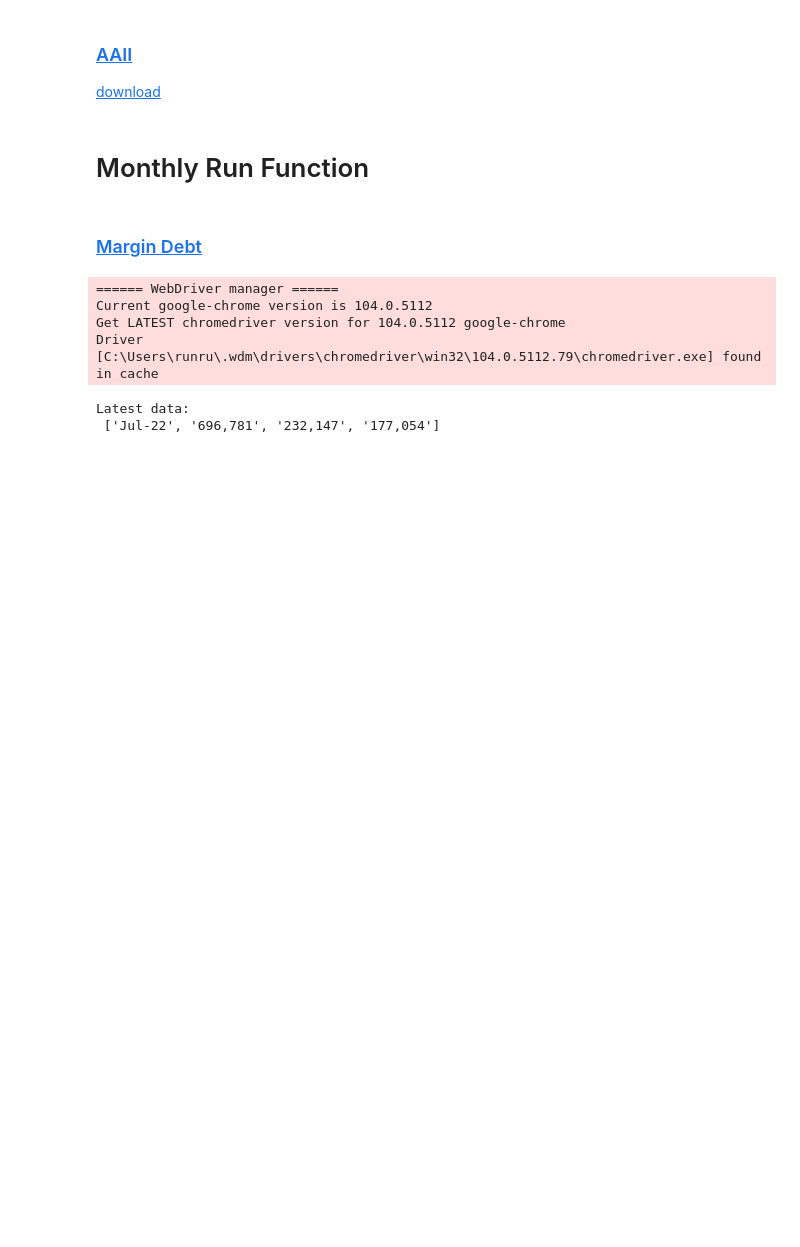
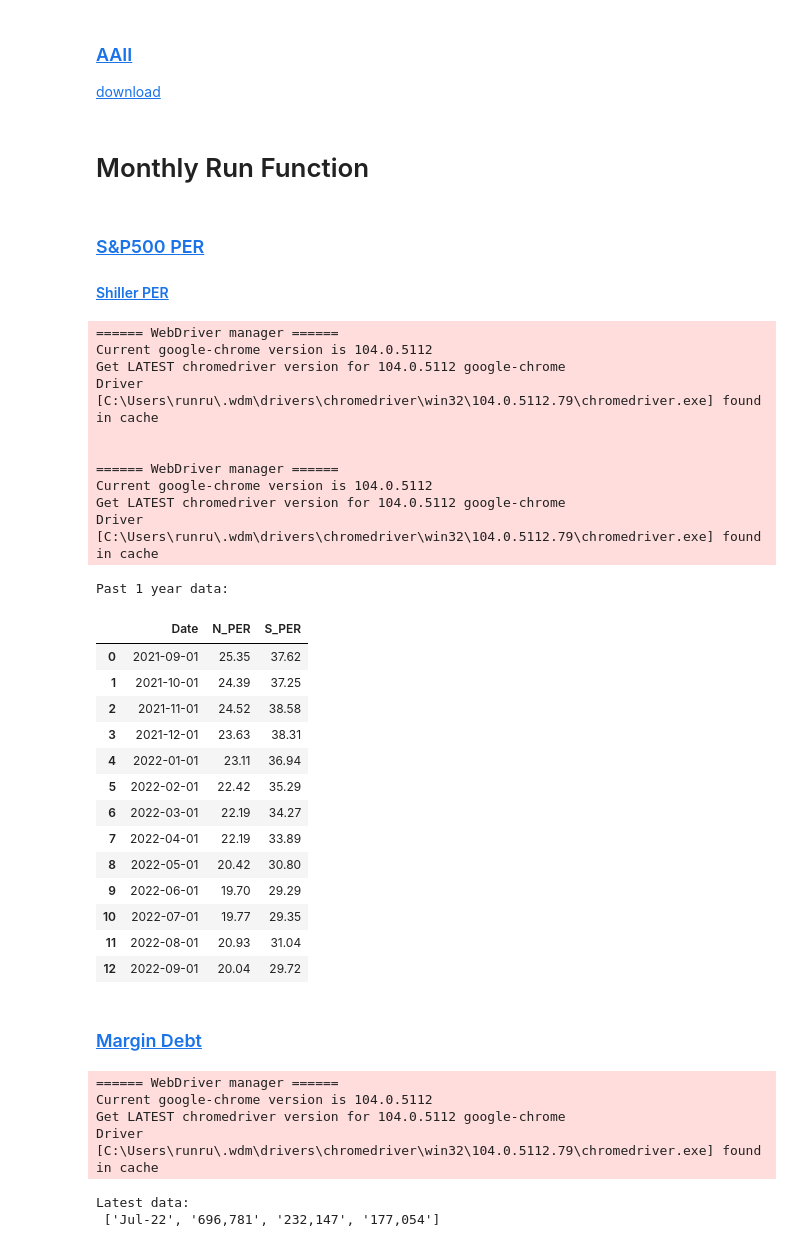
Before and after one commit to RanArino/Data_Analysis_Python, a Jupyter notebook: Finance/Analysis.ipynb, the cells around one changed output. Saved outputs shown, nothing was run; the diff lists cells and outputs as text; code cells hidden in the pictures; blank space fills up the shorter version.

```diff
--- a/Finance/Analysis.ipynb
+++ b/Finance/Analysis.ipynb
@@ -170,5 +185,39 @@ FF.GET_AAII(load_sheet_delete=True)
 # %% [markdown]
 # Monthly Run Function
+# %% [markdown]
+### [S&P500 PER](https://www.multpl.com/s-p-500-pe-ratio/table/by-month)
+
+#### [Shiller PER](https://www.multpl.com/shiller-pe/table/by-month)
+# %%
+# S&P500 PER & Shiller PER
+# Run this function 1st day of every month
+FF.get_sp500_per()
+# %% [output]
+====== WebDriver manager ======
+Current google-chrome version is 104.0.5112
+Get LATEST chromedriver version for 104.0.5112 google-chrome
+Driver [C:\Users\runru\.wdm\drivers\chromedriver\win32\104.0.5112.79\chromedriver.exe] found in cache
+
+
+====== WebDriver manager ======
+Current google-chrome version is 104.0.5112
+Get LATEST chromedriver version for 104.0.5112 google-chrome
+Driver [C:\Users\runru\.wdm\drivers\chromedriver\win32\104.0.5112.79\chromedriver.exe] found in cache
+Past 1 year data:
+|  | Date | N_PER | S_PER |
+| 0 | 2021-09-01 | 25.35 | 37.62 |
+| 1 | 2021-10-01 | 24.39 | 37.25 |
+| 2 | 2021-11-01 | 24.52 | 38.58 |
+| 3 | 2021-12-01 | 23.63 | 38.31 |
+| 4 | 2022-01-01 | 23.11 | 36.94 |
+| 5 | 2022-02-01 | 22.42 | 35.29 |
+| 6 | 2022-03-01 | 22.19 | 34.27 |
+| 7 | 2022-04-01 | 22.19 | 33.89 |
+| 8 | 2022-05-01 | 20.42 | 30.80 |
+| 9 | 2022-06-01 | 19.70 | 29.29 |
+| 10 | 2022-07-01 | 19.77 | 29.35 |
+| 11 | 2022-08-01 | 20.93 | 31.04 |
+| 12 | 2022-09-01 | 20.04 | 29.72 |
 # %% [markdown]
 ### [Margin Debt](https://www.finra.org/investors/learn-to-invest/advanced-investing/margin-statistics)
 # %%
```
Also changed, not shown: parts of 45 cells of this notebook, 1 other file.
